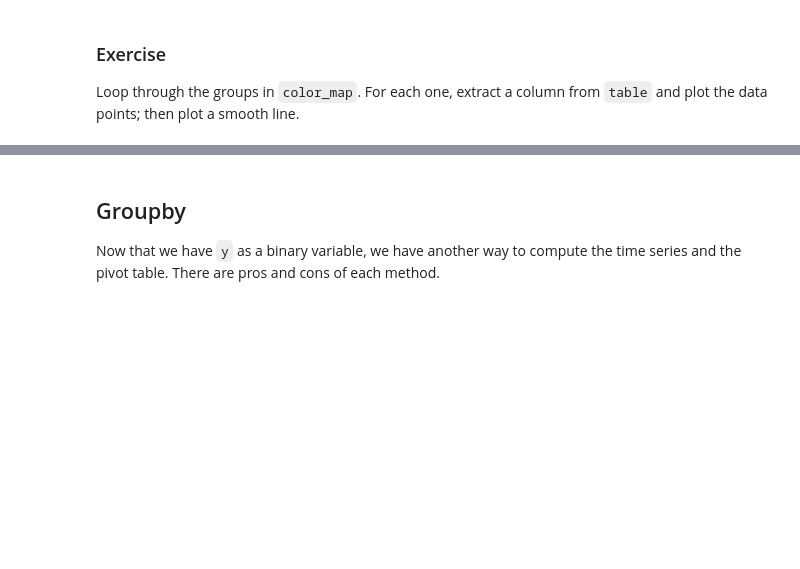
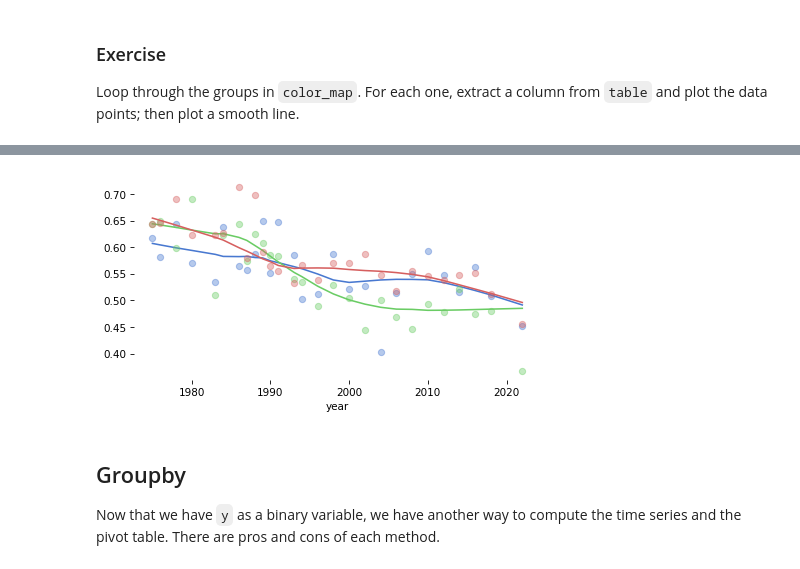
Before and after one commit to depinedo/clean_and_merge, a Jupyter notebook: notebooks/01_simpson.ipynb, the cells around one changed output, grey strips where cells are left out. Cells and saved outputs as stored; diff of their text form; code cells hidden in the pictures; blank space fills up the shorter version.

```diff
--- a/notebooks/01_simpson.ipynb
+++ b/notebooks/01_simpson.ipynb
@@ -490,3 +523,12 @@ For each one, extract a column from `table` and plot the data points; then plot
+# %%
+for group in color_map:
+  color = color_map[group]
+  series = table[group]
+  series.plot(style = "o", color = color, alpha = 0.4)
+  smooth = make_lowess(series)
+  smooth.plot(color = color)
+# %% [output]
+[figure, added]
 # %% [markdown]
 ## Groupby
 
```
Also changed, not shown: parts of 19 cells of this notebook.
